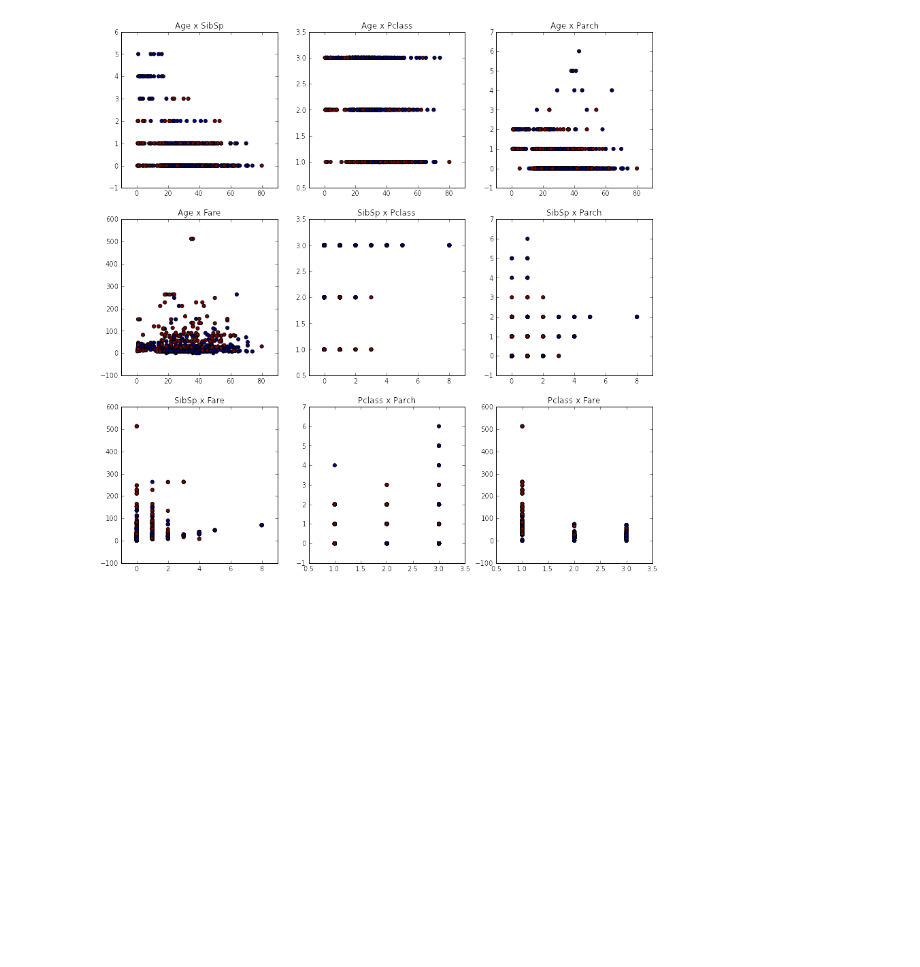
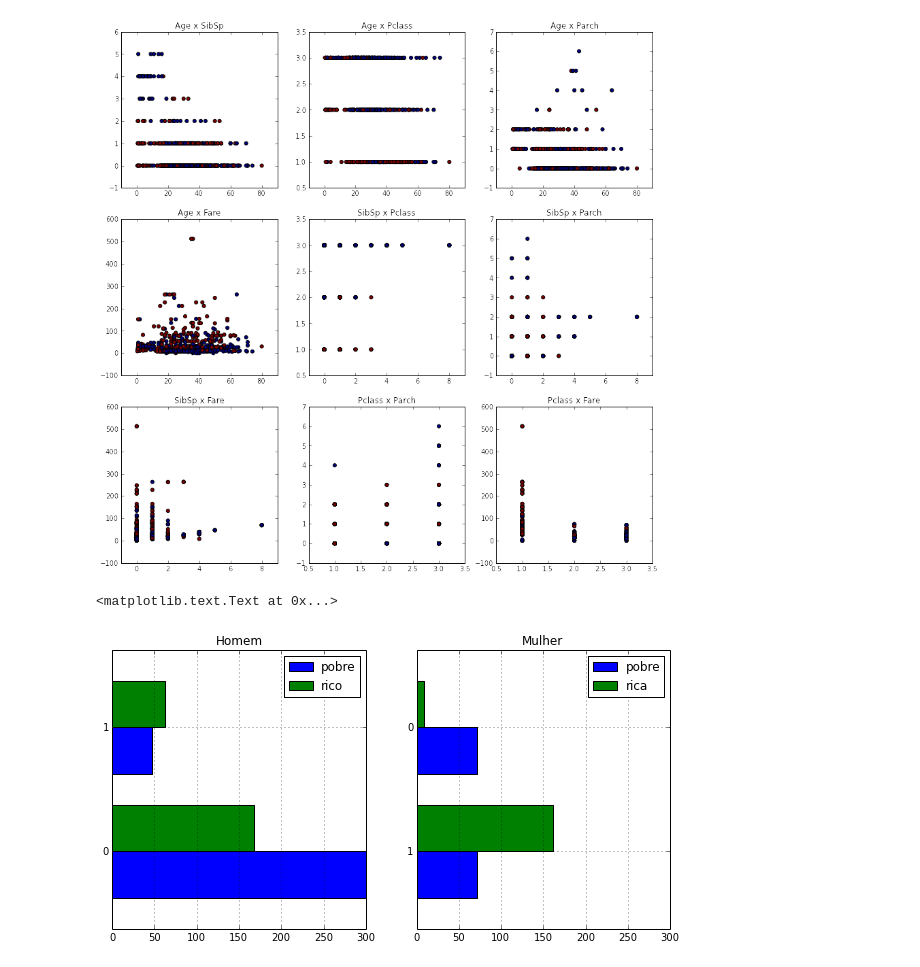
Before and after one commit to abevieiramota/kaggle-titanic, a Jupyter notebook: 00-Analise dos dados.ipynb, the cells around one changed output. Drawn from its saved outputs; the diff is of its cells as text; code cells hidden in the pictures; blank space fills up the shorter version.

Commit message:
adicionados novos plots

```diff
--- a/00-Analise dos dados.ipynb
+++ b/00-Analise dos dados.ipynb
@@ -306,3 +306,22 @@ for ax, (x,y) in zip(axs.ravel(), columns_2a2):
     ax.set_title('{} x {}'.format(x, y))
 # %% [output]
 [figure]
+# %%
+fig, axes = pl.subplots(1, 2, figsize=(10, 5))
+
+h_rico = dados.Survived[dados.Sex == 'male'][dados.Pclass != 3].value_counts()
+h_pobre = dados.Survived[dados.Sex == 'male'][dados.Pclass == 3].value_counts()
+
+h = pd.DataFrame({'rico': h_rico, 'pobre': h_pobre})
+h.plot(kind='barh', xlim=(0, 300), ax=axes[0])
+axes[0].set_title('Homem')
+
+f_rico = dados.Survived[dados.Sex == 'female'][dados.Pclass != 3].value_counts()
+f_pobre = dados.Survived[dados.Sex == 'female'][dados.Pclass == 3].value_counts()
+
+f = pd.DataFrame({'rica': f_rico, 'pobre': f_pobre})
+f.plot(kind='barh', xlim=(0, 300), ax=axes[1])
+axes[1].set_title('Mulher')
+# %% [output]
+<matplotlib.text.Text at 0x...>
+[figure, added]
```
